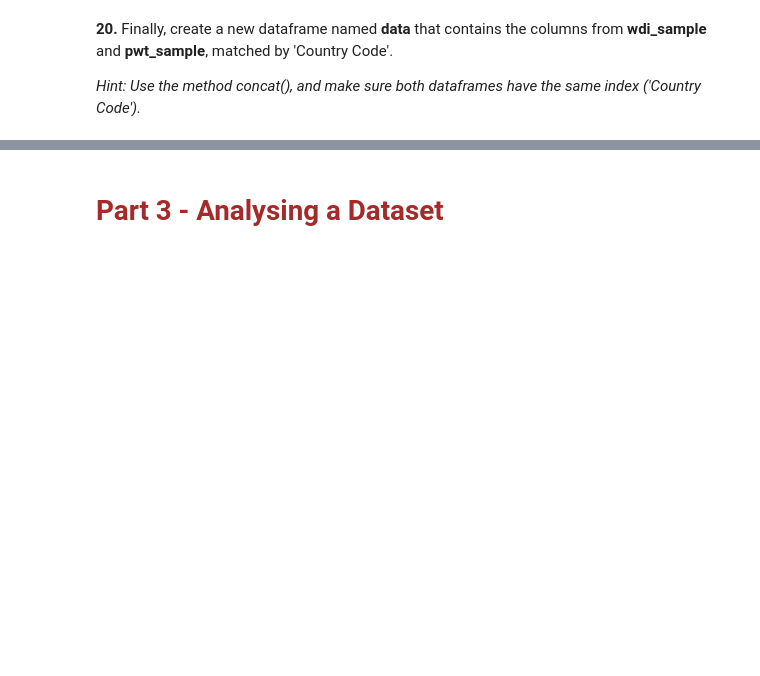
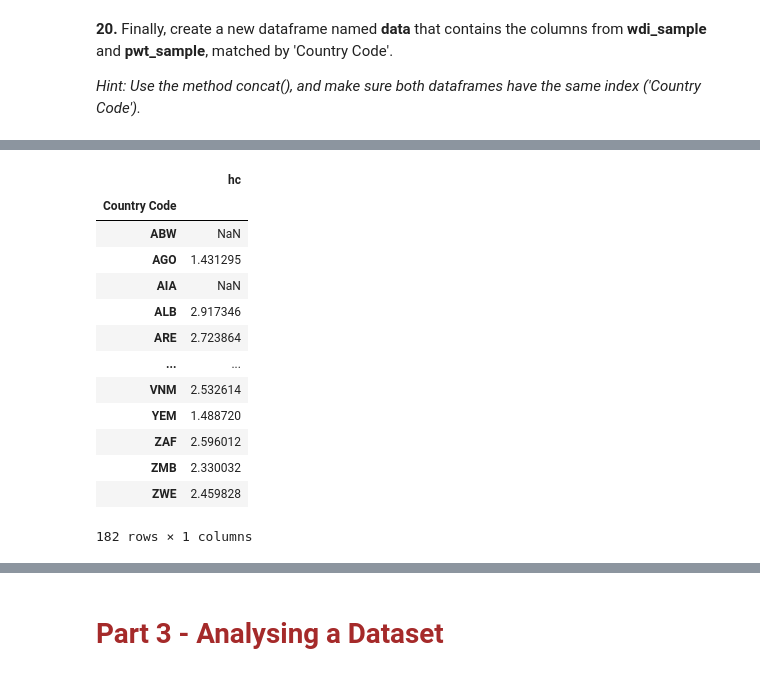
Before and after one commit to Mangerona01/Homework-2, a Jupyter notebook: hw2_pds_2024.ipynb, the cells around one changed output, grey strips where cells are left out. Saved outputs shown, nothing was run; the diff lists cells and outputs as text; code cells hidden in the pictures; blank space fills up the shorter version.

```diff
--- a/hw2_pds_2024.ipynb
+++ b/hw2_pds_2024.ipynb
@@ -434,0 +432,19 @@ KeyError: "None of ['Country Code'] are in the columns"
+# %%
+wdi_sample = wdi_sample.rename(columns={'GDP': 'Country Code'})
+wdi_sample.set_index('Country Code')
+pwt_sample.set_index('Country Code')
+# %% [output]
+|  | hc |
+| Country Code |  |
+| ABW | NaN |
+| AGO | 1.431295 |
+| AIA | NaN |
+| ALB | 2.917346 |
+| ARE | 2.723864 |
+| ... | ... |
+| VNM | 2.532614 |
+| YEM | 1.488720 |
+| ZAF | 2.596012 |
+| ZMB | 2.330032 |
+| ZWE | 2.459828 |
+182 rows × 1 columns
```
Also changed, not shown: parts of 2 cells of this notebook.
